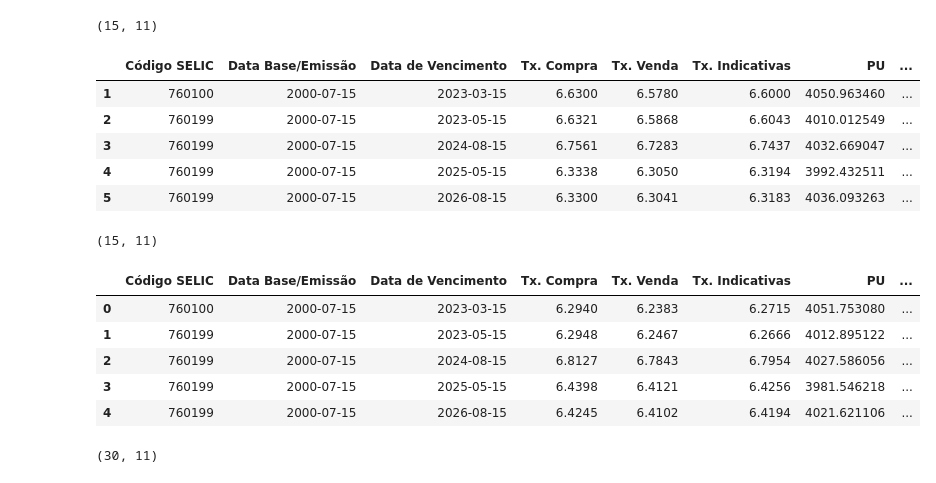
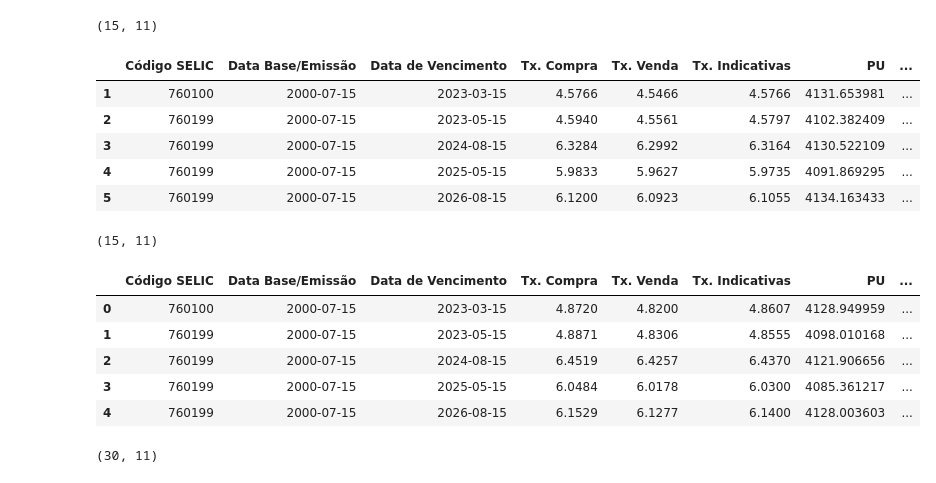
Before and after one commit to felbuch/Python_EPGE, a Jupyter notebook: 10-Aulas/11b - Baixa dados mercado secundário ANBIMA.ipynb, the cells around one changed output. Cells and saved outputs as stored; diff of their text form; code cells hidden in the pictures.

```diff
--- a/10-Aulas/11b - Baixa dados mercado secundário ANBIMA.ipynb
+++ b/10-Aulas/11b - Baixa dados mercado secundário ANBIMA.ipynb
@@ -21,12 +21,12 @@ locale.setlocale(locale.LC_TIME, 'pt_BR.UTF-8')
 # %% [output]
 'pt_BR.UTF-8'
 # %%
-data = date(2022,12,22)
 hoje = date.today()
+data = hoje - timedelta(1)
 
 assert (hoje - data).days < 5, "ANBIMA só disponibiliza dados para os últimos 5 dias."
 
-dia = data.day
+dia = data.strftime("%d")
 mes = data.strftime("%b")
 ano = data.strftime("%y")
 
@@ -51,7 +51,7 @@ def baixar_dados_merc_sec(data):
 
     assert (hoje - data).days < 5, "ANBIMA só disponibiliza dados para os últimos 5 dias."
 
-    dia = data.day
+    dia = data.strftime("%d")
     mes = data.strftime("%b")
     ano = data.strftime("%y")
 
@@ -162,17 +162,16 @@ dados_historicos.shape
 # %% [output]
 (15, 11)
 # %%
-#path_dados_de_hoje = baixar_dados_merc_sec(date.today())
-path_dados_de_hoje = baixar_dados_merc_sec(date(2022,12,23))
+path_dados_de_hoje = baixar_dados_merc_sec(date.today())
 dados_de_hoje = arruma_base_merc_sec(path_dados_de_hoje)
 dados_de_hoje.head()
 # %% [output]
 |  | Código SELIC | Data Base/Emissão | Data de Vencimento | Tx. Compra | Tx. Venda | Tx. Indicativas | PU | ... |
-| 1 | 760100 | 2000-07-15 | 2023-03-15 | 6.6300 | 6.5780 | 6.6000 | 4050.963460 | ... |
-| 2 | 760199 | 2000-07-15 | 2023-05-15 | 6.6321 | 6.5868 | 6.6043 | 4010.012549 | ... |
-| 3 | 760199 | 2000-07-15 | 2024-08-15 | 6.7561 | 6.7283 | 6.7437 | 4032.669047 | ... |
-| 4 | 760199 | 2000-07-15 | 2025-05-15 | 6.3338 | 6.3050 | 6.3194 | 3992.432511 | ... |
-| 5 | 760199 | 2000-07-15 | 2026-08-15 | 6.3300 | 6.3041 | 6.3183 | 4036.093263 | ... |
+| 1 | 760100 | 2000-07-15 | 2023-03-15 | 4.5766 | 4.5466 | 4.5766 | 4131.653981 | ... |
+| 2 | 760199 | 2000-07-15 | 2023-05-15 | 4.5940 | 4.5561 | 4.5797 | 4102.382409 | ... |
+| 3 | 760199 | 2000-07-15 | 2024-08-15 | 6.3284 | 6.2992 | 6.3164 | 4130.522109 | ... |
+| 4 | 760199 | 2000-07-15 | 2025-05-15 | 5.9833 | 5.9627 | 5.9735 | 4091.869295 | ... |
+| 5 | 760199 | 2000-07-15 | 2026-08-15 | 6.1200 | 6.0923 | 6.1055 | 4134.163433 | ... |
 # %%
 dados_de_hoje.shape
 # %% [output]
@@ -182,11 +181,11 @@ dados_historicos = pd.concat([dados_historicos, dados_de_hoje], axis=0)
 dados_historicos.head()
 # %% [output]
 |  | Código SELIC | Data Base/Emissão | Data de Vencimento | Tx. Compra | Tx. Venda | Tx. Indicativas | PU | ... |
-| 0 | 760100 | 2000-07-15 | 2023-03-15 | 6.2940 | 6.2383 | 6.2715 | 4051.753080 | ... |
-| 1 | 760199 | 2000-07-15 | 2023-05-15 | 6.2948 | 6.2467 | 6.2666 | 4012.895122 | ... |
-| 2 | 760199 | 2000-07-15 | 2024-08-15 | 6.8127 | 6.7843 | 6.7954 | 4027.586056 | ... |
-| 3 | 760199 | 2000-07-15 | 2025-05-15 | 6.4398 | 6.4121 | 6.4256 | 3981.546218 | ... |
-| 4 | 760199 | 2000-07-15 | 2026-08-15 | 6.4245 | 6.4102 | 6.4194 | 4021.621106 | ... |
+| 0 | 760100 | 2000-07-15 | 2023-03-15 | 4.8720 | 4.8200 | 4.8607 | 4128.949959 | ... |
+| 1 | 760199 | 2000-07-15 | 2023-05-15 | 4.8871 | 4.8306 | 4.8555 | 4098.010168 | ... |
+| 2 | 760199 | 2000-07-15 | 2024-08-15 | 6.4519 | 6.4257 | 6.4370 | 4121.906656 | ... |
+| 3 | 760199 | 2000-07-15 | 2025-05-15 | 6.0484 | 6.0178 | 6.0300 | 4085.361217 | ... |
+| 4 | 760199 | 2000-07-15 | 2026-08-15 | 6.1529 | 6.1277 | 6.1400 | 4128.003603 | ... |
 # %%
 from datetime import timedelta
 # %%
```
Also changed, not shown: parts of 8 cells of this notebook.
